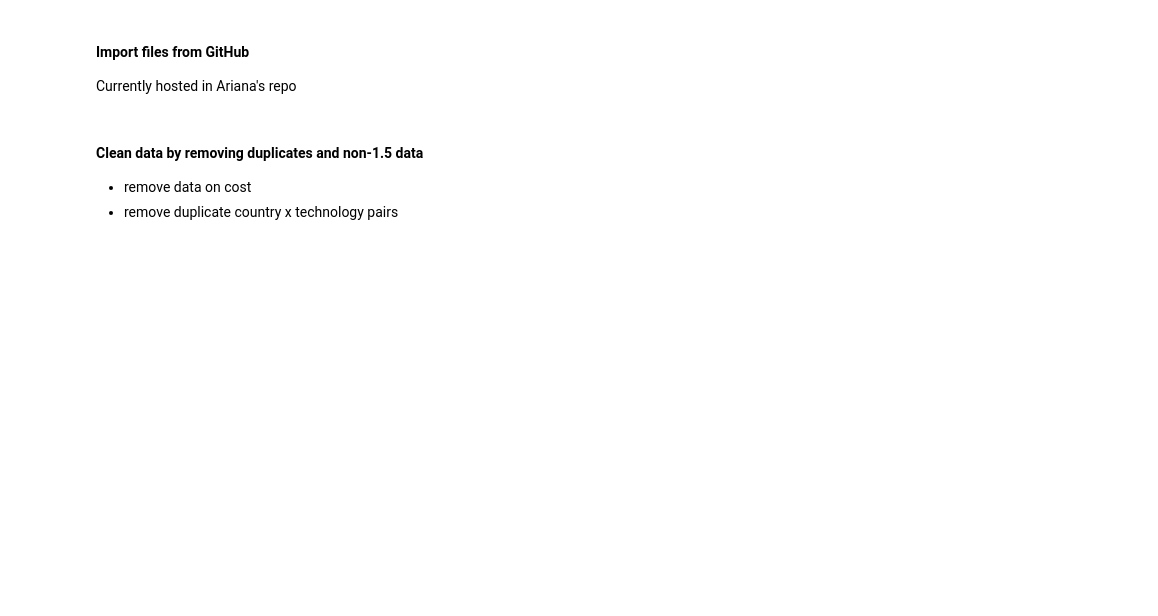
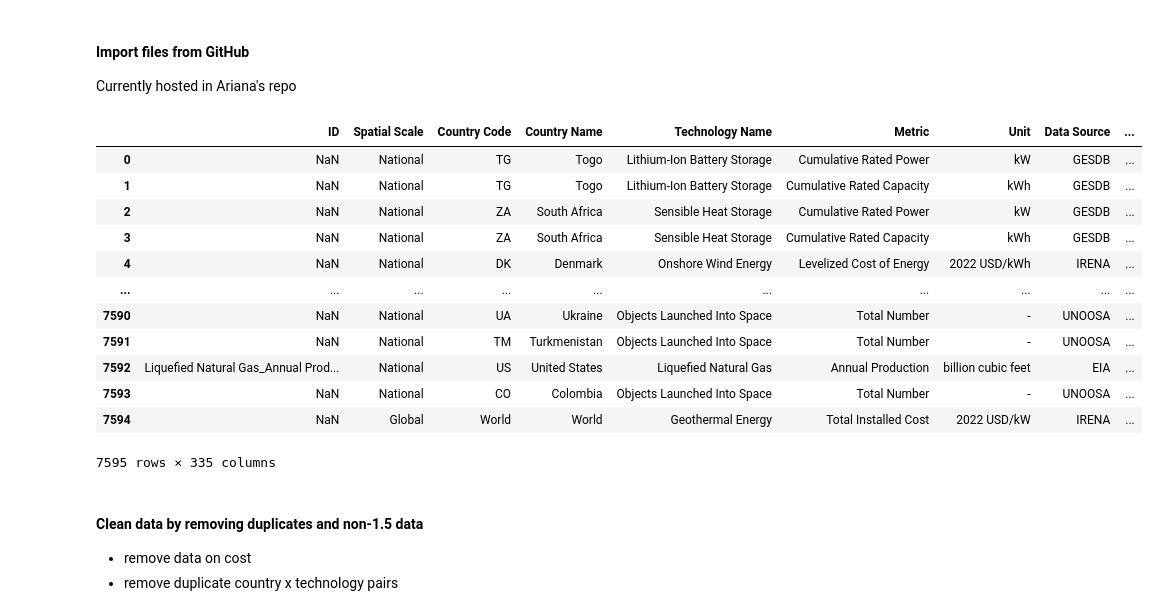
Before and after one commit to jennagreene22/HATCH_data, a Jupyter notebook: (1) Clean HATCH Dataset - IIAC And Other Uses.ipynb, the cells around one changed output. Drawn from its saved outputs; the diff is of its cells as text; code cells hidden in the pictures; blank space fills up the shorter version.

```diff
--- a/(1) Clean HATCH Dataset - IIAC And Other Uses.ipynb
+++ b/(1) Clean HATCH Dataset - IIAC And Other Uses.ipynb
@@ -18,18 +18,34 @@ Currently hosted in Ariana's repo
 # %%
 # YAML url
 yaml_url = 'https://raw.githubusercontent.com/jennagreene22/HATCH_data/main/Tech_Growth_V1.5_variabledescriptions_Clean_Final.yaml'
 
 # Get YAML content using the requests package
 yaml_response = requests.get(yaml_url)
 
 # Check if the request was successful (status code 200)
 if yaml_response.status_code == 200:
     # Parse the YAML content
     variable_descriptions = yaml.safe_load(yaml_response.text)
 
 ## Read in CSV file from Github
 url = "https://raw.githubusercontent.com/jennagreene22/HATCH_data/main/all_tech_version_1.5.csv"
-df = pd.read_csv(url, low_memory = False)
+df = pd.read_csv(url, index_col = None, low_memory = False)
+df.drop(df.filter(regex='Unnamed').columns, axis=1, inplace=True)
+df
+# %% [output]
+|  | ID | Spatial Scale | Country Code | Country Name | Technology Name | Metric | Unit | Data Source | ... |
+| 0 | NaN | National | TG | Togo | Lithium-Ion Battery Storage | Cumulative Rated Power | kW | GESDB | ... |
+| 1 | NaN | National | TG | Togo | Lithium-Ion Battery Storage | Cumulative Rated Capacity | kWh | GESDB | ... |
+| 2 | NaN | National | ZA | South Africa | Sensible Heat Storage | Cumulative Rated Power | kW | GESDB | ... |
+| 3 | NaN | National | ZA | South Africa | Sensible Heat Storage | Cumulative Rated Capacity | kWh | GESDB | ... |
+| 4 | NaN | National | DK | Denmark | Onshore Wind Energy | Levelized Cost of Energy | 2022 USD/kWh | IRENA | ... |
+| ... | ... | ... | ... | ... | ... | ... | ... | ... | ... |
+| 7590 | NaN | National | UA | Ukraine | Objects Launched Into Space | Total Number | - | UNOOSA | ... |
+| 7591 | NaN | National | TM | Turkmenistan | Objects Launched Into Space | Total Number | - | UNOOSA | ... |
+| 7592 | Liquefied Natural Gas_Annual Prod... | National | US | United States | Liquefied Natural Gas | Annual Production | billion cubic feet | EIA | ... |
+| 7593 | NaN | National | CO | Colombia | Objects Launched Into Space | Total Number | - | UNOOSA | ... |
+| 7594 | NaN | Global | World | World | Geothermal Energy | Total Installed Cost | 2022 USD/kW | IRENA | ... |
+7595 rows × 335 columns
 # %% [markdown]
 #### Clean data by removing duplicates and non-1.5 data
 - remove data on cost
```
Also changed, not shown: parts of 4 cells of this notebook, 5 other files.
